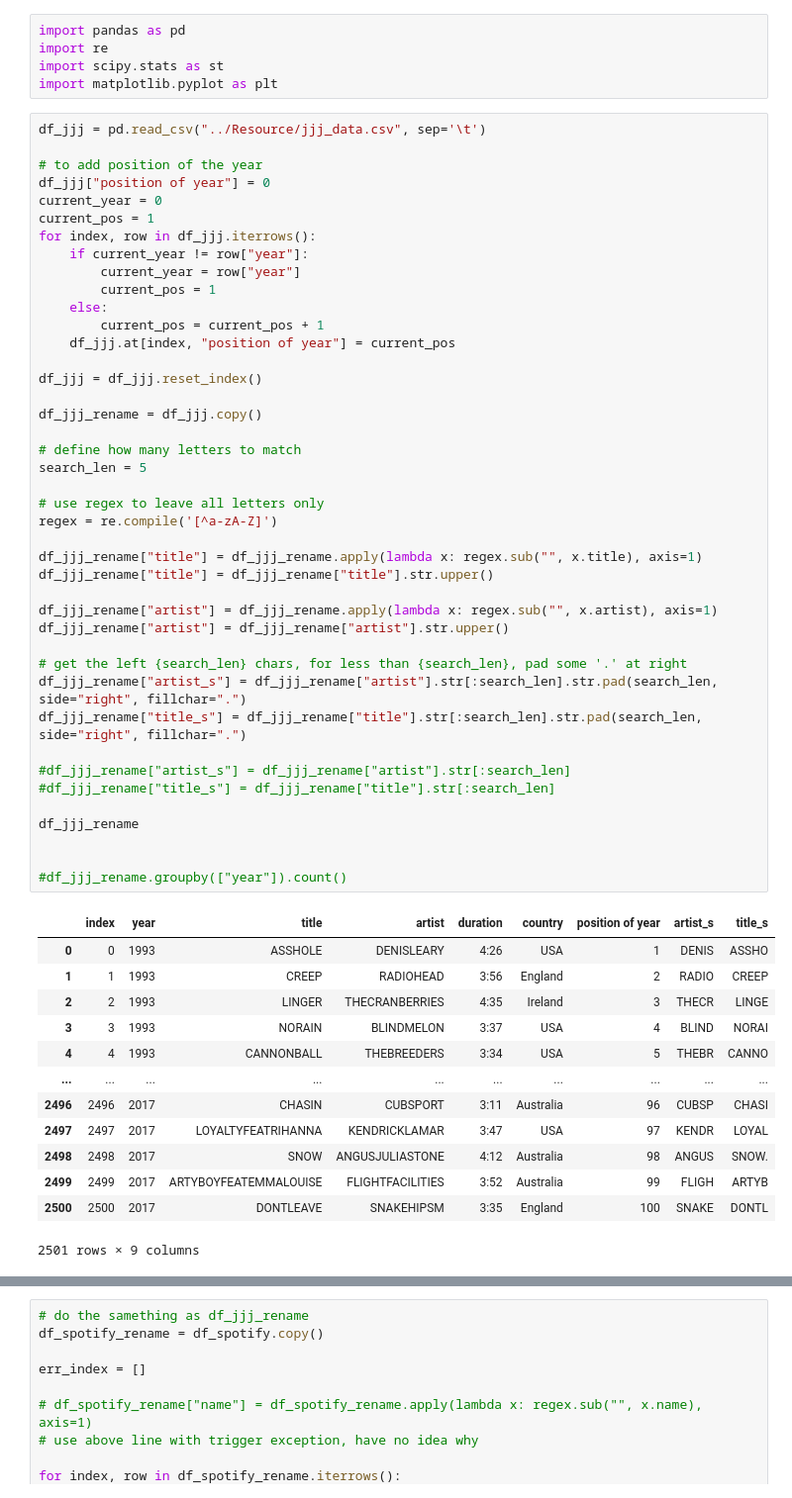
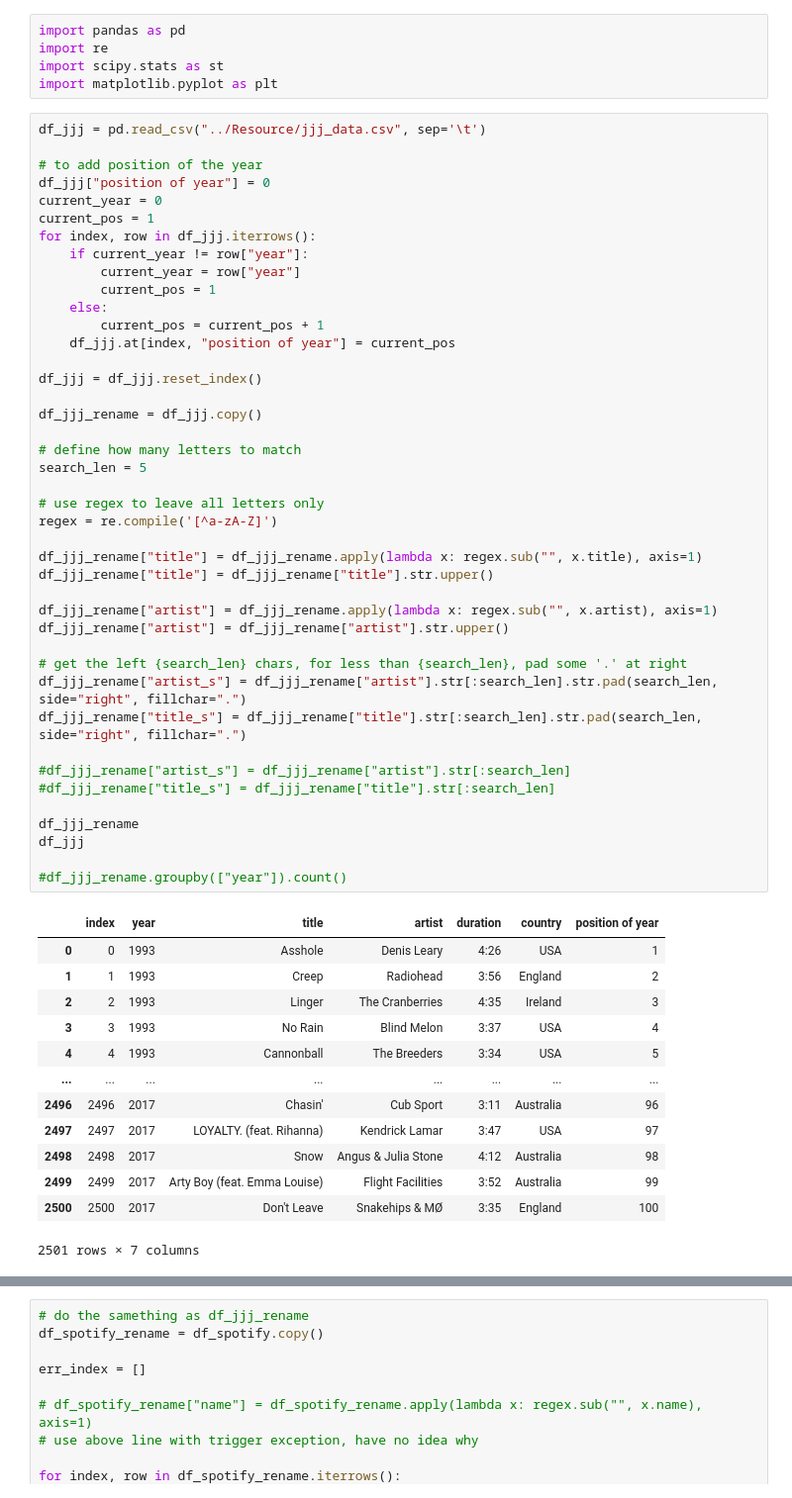
Before and after one commit to relaernu/project_1, a Jupyter notebook: Notebooks/some_analysed.ipynb, the cells around one changed output, grey strips where cells are left out. Shown at 99% size. Cells and saved outputs as stored; diff of their text form.

```diff
--- a/Notebooks/some_analysed.ipynb
+++ b/Notebooks/some_analysed.ipynb
@@ -18,47 +18,47 @@ for index, row in df_jjj.iterrows():
         current_pos = current_pos + 1
     df_jjj.at[index, "position of year"] = current_pos
 
 df_jjj = df_jjj.reset_index()
 
 df_jjj_rename = df_jjj.copy()
 
 # define how many letters to match
 search_len = 5
 
 # use regex to leave all letters only
 regex = re.compile('[^a-zA-Z]')
 
 df_jjj_rename["title"] = df_jjj_rename.apply(lambda x: regex.sub("", x.title), axis=1)
 df_jjj_rename["title"] = df_jjj_rename["title"].str.upper()
 
 df_jjj_rename["artist"] = df_jjj_rename.apply(lambda x: regex.sub("", x.artist), axis=1)
 df_jjj_rename["artist"] = df_jjj_rename["artist"].str.upper()
 
 # get the left {search_len} chars, for less than {search_len}, pad some '.' at right
 df_jjj_rename["artist_s"] = df_jjj_rename["artist"].str[:search_len].str.pad(search_len, side="right", fillchar=".")
 df_jjj_rename["title_s"] = df_jjj_rename["title"].str[:search_len].str.pad(search_len, side="right", fillchar=".")
 
 #df_jjj_rename["artist_s"] = df_jjj_rename["artist"].str[:search_len]
 #df_jjj_rename["title_s"] = df_jjj_rename["title"].str[:search_len]
 
 df_jjj_rename
-
+df_jjj
 
 #df_jjj_rename.groupby(["year"]).count()
 # %% [output]
-|  | index | year | title | artist | duration | country | position of year | artist_s | title_s |
-| 0 | 0 | 1993 | ASSHOLE | DENISLEARY | 4:26 | USA | 1 | DENIS | ASSHO |
-| 1 | 1 | 1993 | CREEP | RADIOHEAD | 3:56 | England | 2 | RADIO | CREEP |
-| 2 | 2 | 1993 | LINGER | THECRANBERRIES | 4:35 | Ireland | 3 | THECR | LINGE |
-| 3 | 3 | 1993 | NORAIN | BLINDMELON | 3:37 | USA | 4 | BLIND | NORAI |
-| 4 | 4 | 1993 | CANNONBALL | THEBREEDERS | 3:34 | USA | 5 | THEBR | CANNO |
-| ... | ... | ... | ... | ... | ... | ... | ... | ... | ... |
-| 2496 | 2496 | 2017 | CHASIN | CUBSPORT | 3:11 | Australia | 96 | CUBSP | CHASI |
-| 2497 | 2497 | 2017 | LOYALTYFEATRIHANNA | KENDRICKLAMAR | 3:47 | USA | 97 | KENDR | LOYAL |
-| 2498 | 2498 | 2017 | SNOW | ANGUSJULIASTONE | 4:12 | Australia | 98 | ANGUS | SNOW. |
-| 2499 | 2499 | 2017 | ARTYBOYFEATEMMALOUISE | FLIGHTFACILITIES | 3:52 | Australia | 99 | FLIGH | ARTYB |
-| 2500 | 2500 | 2017 | DONTLEAVE | SNAKEHIPSM | 3:35 | England | 100 | SNAKE | DONTL |
+|  | index | year | title | artist | duration | country | position of year |
+| 0 | 0 | 1993 | Asshole | Denis Leary | 4:26 | USA | 1 |
+| 1 | 1 | 1993 | Creep | Radiohead | 3:56 | England | 2 |
+| 2 | 2 | 1993 | Linger | The Cranberries | 4:35 | Ireland | 3 |
+| 3 | 3 | 1993 | No Rain | Blind Melon | 3:37 | USA | 4 |
+| 4 | 4 | 1993 | Cannonball | The Breeders | 3:34 | USA | 5 |
+| ... | ... | ... | ... | ... | ... | ... | ... |
+| 2496 | 2496 | 2017 | Chasin' | Cub Sport | 3:11 | Australia | 96 |
+| 2497 | 2497 | 2017 | LOYALTY. (feat. Rihanna) | Kendrick Lamar | 3:47 | USA | 97 |
+| 2498 | 2498 | 2017 | Snow | Angus & Julia Stone | 4:12 | Australia | 98 |
+| 2499 | 2499 | 2017 | Arty Boy (feat. Emma Louise) | Flight Facilities | 3:52 | Australia | 99 |
+| 2500 | 2500 | 2017 | Don't Leave | Snakehips & MØ | 3:35 | England | 100 |
-2501 rows × 9 columns
+2501 rows × 7 columns
 # %%
 df_spotify = pd.read_csv("../Resource/spotify_data.csv", encoding="utf-8" )
 df_spotify = df_spotify.reset_index()
```
Also changed, not shown: parts of 10 cells of this notebook.
